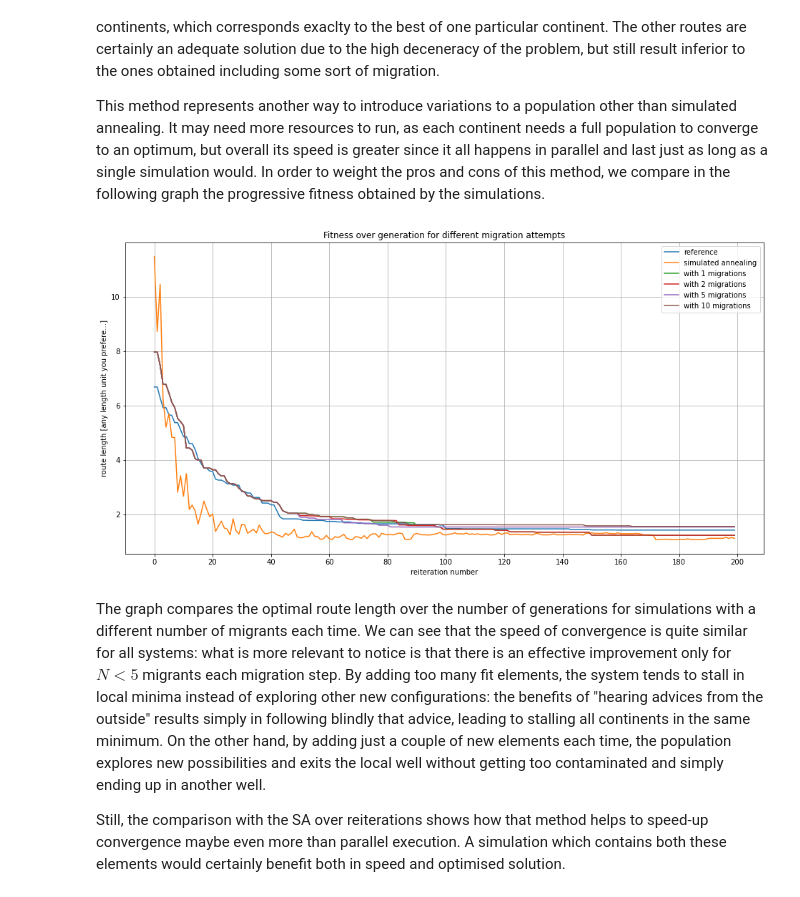
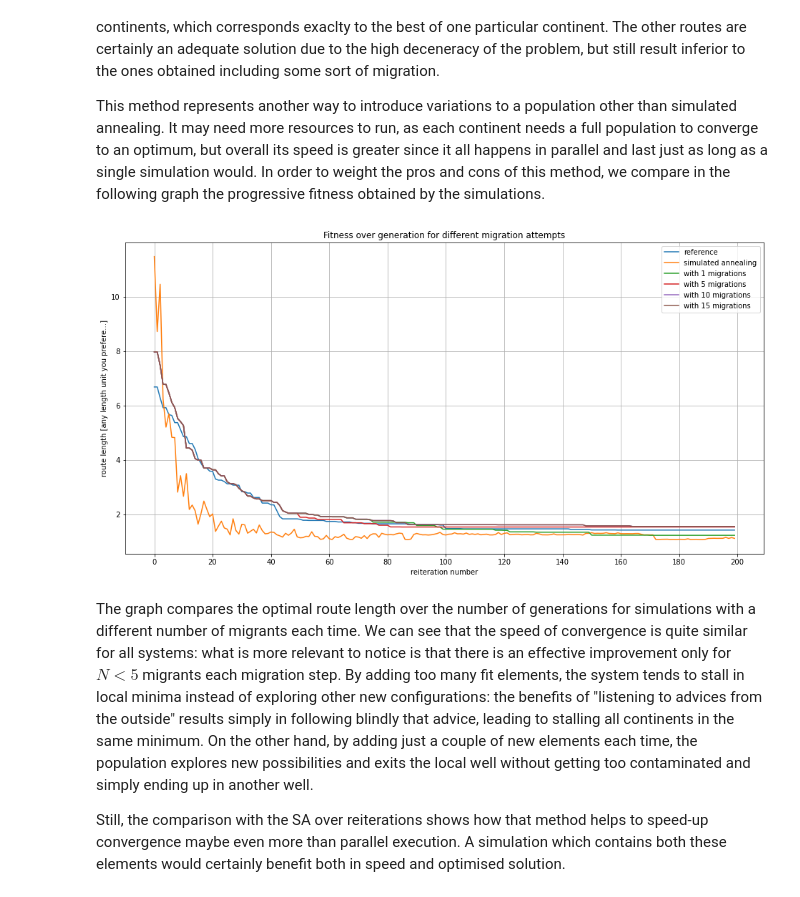
Before and after one commit to AndreaCaprotti/LSN_Andrea_Caprotti, a Jupyter notebook: lez_10/LSN_Exercises_10.ipynb, the cells around one changed output. Saved outputs shown, nothing was run; the diff lists cells and outputs as text; code cells hidden in the pictures.

```diff
--- a/lez_10/LSN_Exercises_10.ipynb
+++ b/lez_10/LSN_Exercises_10.ipynb
@@ -147,31 +147,31 @@ This method represents another way to introduce variations to a population other
 # %%
 fig = plt.figure (figsize=[16,8])
 plt.title('Fitness over generation for different migration attempts')
 n_gen, best_length = np.loadtxt("data_10_1/fitness_comparison_square.txt", usecols=(0,1), unpack = True)
 plt.plot (n_gen, best_length, label = "reference")
 plt.plot(beta, length, label = "simulated annealing")
 
 
-migs = [1,2,5,10]
+migs = [1,5,10,15]
 for j in range (1):
     for i in migs:
     #n_gen, best_length = np.loadtxt("10_2/fitness_comparison_"+str(i)+".txt", usecols=(0,1), unpack = True)
     #plt.plot(n_gen, best_length, label = "continent number "+str(i))
         n_gen, best_length = np.loadtxt("data_10_2/fitness_comparison_"+str(j)+"_mig_"+str(i)+".txt", usecols=(0,1), unpack = True)
         plt.plot(n_gen, best_length, label = "with "+str(i)+" migrations")
 
 
 xmarks=[i for i in range(0,200+1,20)]
 plt.xticks(xmarks)
 
 plt.grid(True)
 plt.xlabel('reiteration number')
 plt.ylabel('route length [any length unit you prefere…]')
 plt.legend()
 plt.show()
 # %% [output]
-[figure, old version]
+[figure, new version]
 # %% [markdown]
-The graph compares the optimal route length over the number of generations for simulations with a different number of migrants each time. We can see that the speed of convergence is quite similar for all systems: what is more relevant to notice is that there is an effective improvement only for $N<5$ migrants each migration step. By adding too many fit elements, the system tends to stall in local minima instead of exploring other new configurations: the benefits of "hearing advices from the outside" results simply in following blindly that advice, leading to stalling all continents in the same minimum. On the other hand, by adding just a couple of new elements each time, the population explores new possibilities and exits the local well without getting too contaminated and simply ending up in another well.
+The graph compares the optimal route length over the number of generations for simulations with a different number of migrants each time. We can see that the speed of convergence is quite similar for all systems: what is more relevant to notice is that there is an effective improvement only for $N<5$ migrants each migration step. By adding too many fit elements, the system tends to stall in local minima instead of exploring other new configurations: the benefits of "listening to advices from the outside" results simply in following blindly that advice, leading to stalling all continents in the same minimum. On the other hand, by adding just a couple of new elements each time, the population explores new possibilities and exits the local well without getting too contaminated and simply ending up in another well.
 
 Still, the comparison with the SA over reiterations shows how that method helps to speed-up convergence maybe even more than parallel execution. A simulation which contains both these elements would certainly benefit both in speed and optimised solution.
```
Also changed, not shown: parts of 1 cell of this notebook, 6 other files.
